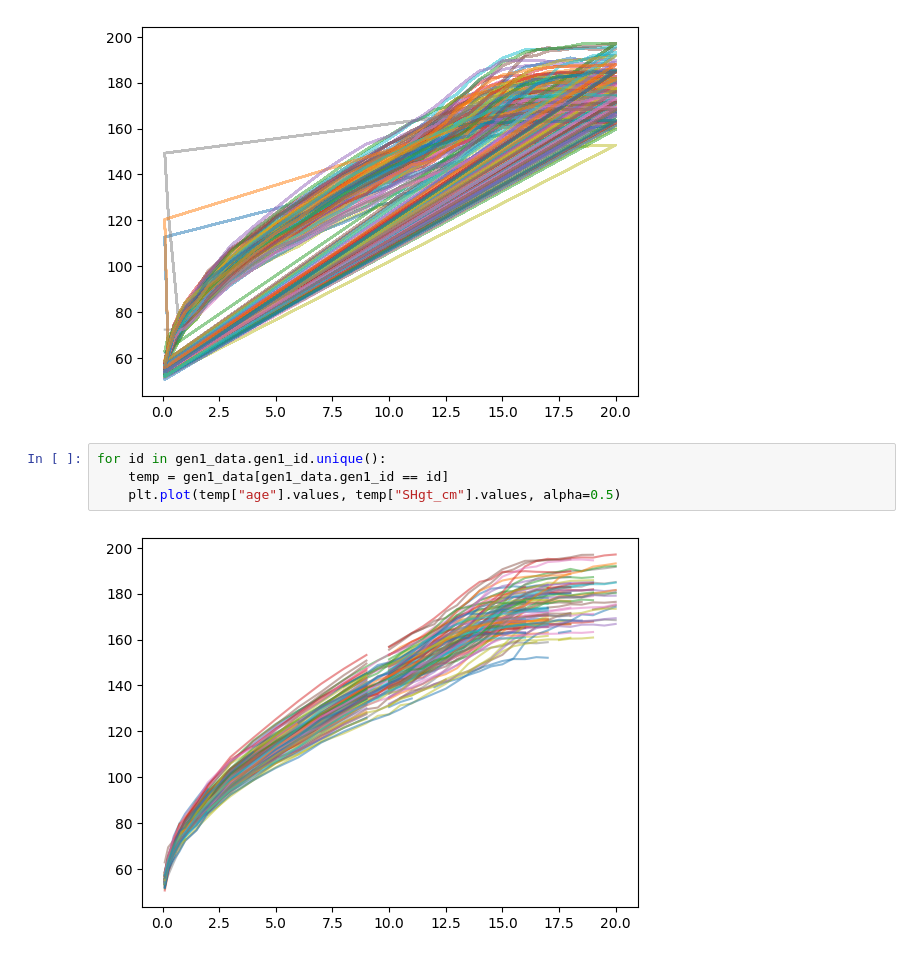
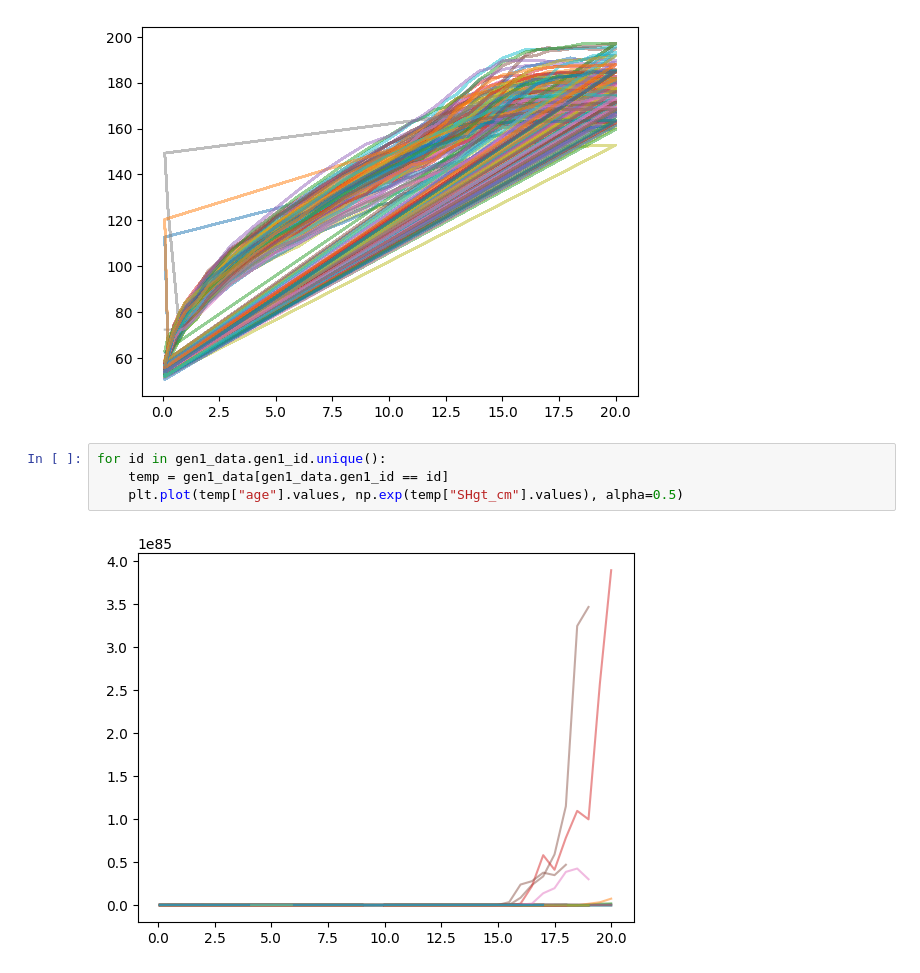
Before and after one commit to walkerhughes/longitudinal, a Jupyter notebook: longitudinal/models/project_wh.ipynb, the cells around one changed output. Saved outputs shown, nothing was run; the diff lists cells and outputs as text.

Commit message:
temp

```diff
--- a/longitudinal/models/project_wh.ipynb
+++ b/longitudinal/models/project_wh.ipynb
@@ -114,8 +117,8 @@ for id in merged_data.gen1_id.unique():
 # %%
 for id in gen1_data.gen1_id.unique():
     temp = gen1_data[gen1_data.gen1_id == id]
-    plt.plot(temp["age"].values, temp["SHgt_cm"].values, alpha=0.5)
+    plt.plot(temp["age"].values, np.exp(temp["SHgt_cm"].values), alpha=0.5)
 # %% [output]
-[figure, old version]
+[figure, new version]
 # %%
 df = gen1_data.copy()
```
Also changed, not shown: parts of 13 cells of this notebook, 14 other files.
